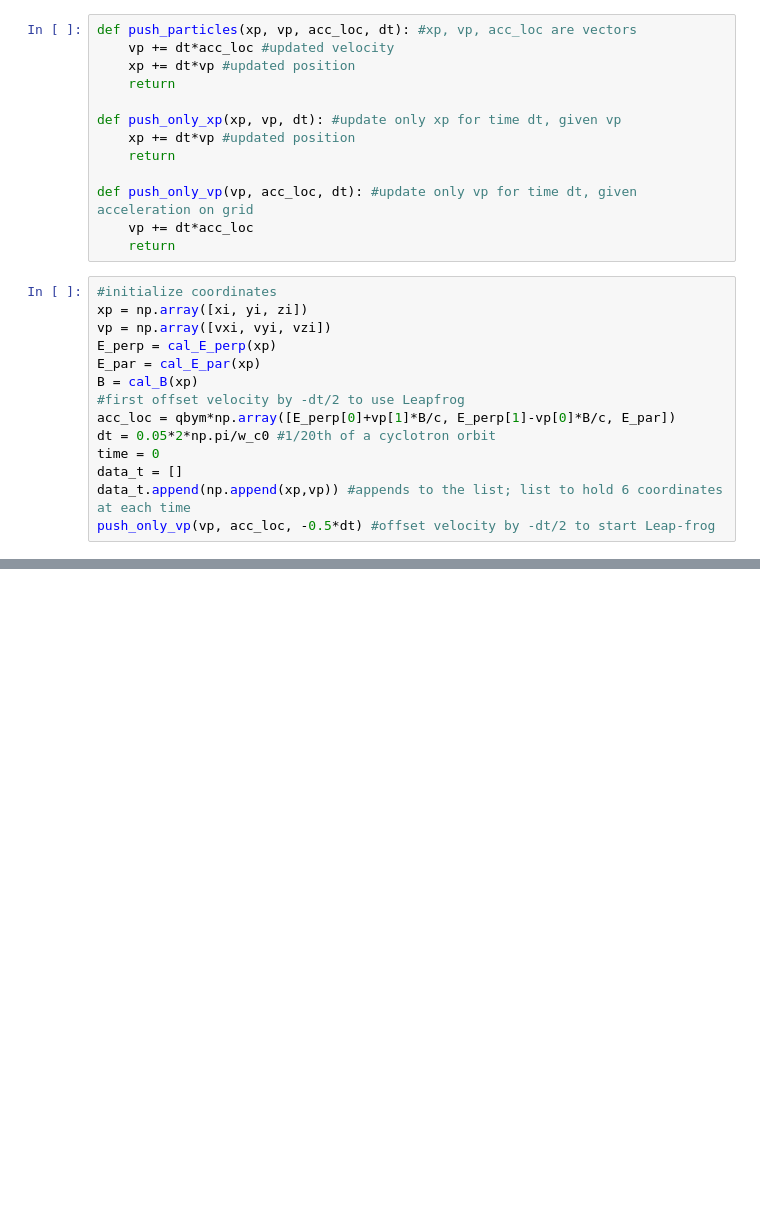
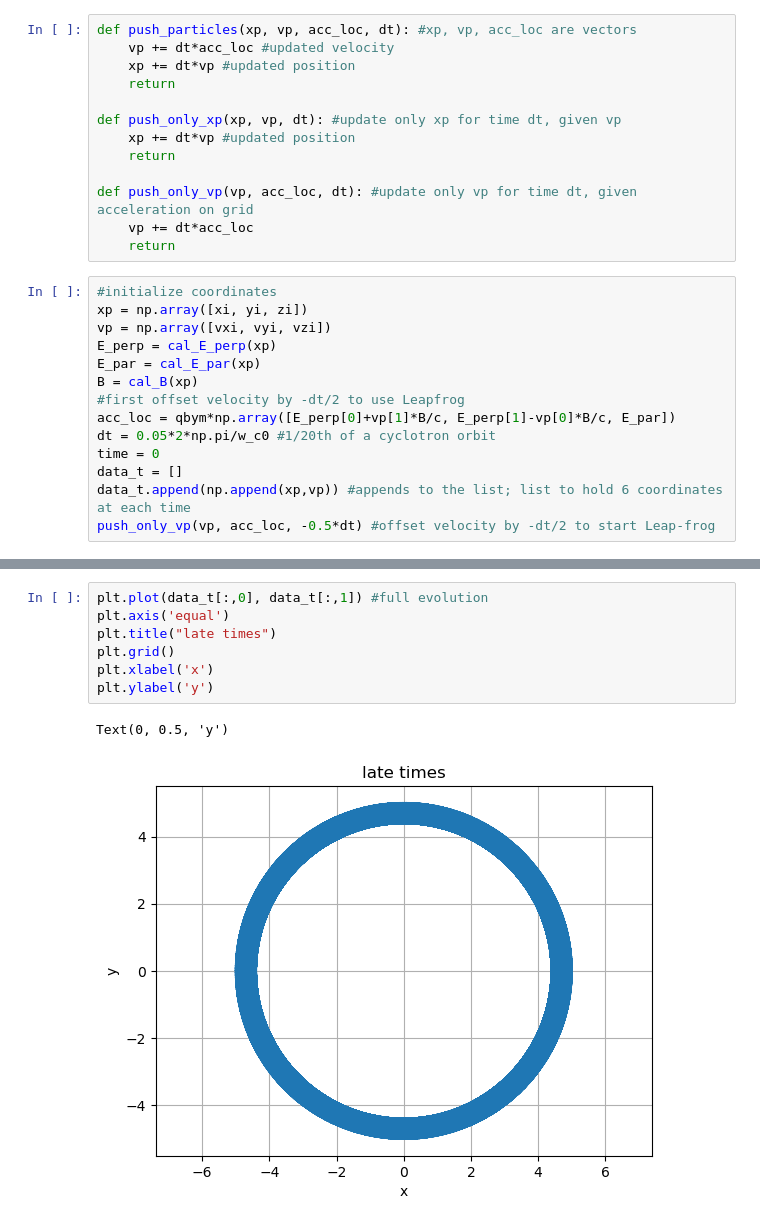
Before and after one commit to prats7up/compastrohpc, a Jupyter notebook: Codes/Boris_pusher.ipynb, the cells around one changed output, grey strips where cells are left out. Saved outputs shown, nothing was run; the diff lists cells and outputs as text; blank space fills up the shorter version.

```diff
--- a/Codes/Boris_pusher.ipynb
+++ b/Codes/Boris_pusher.ipynb
@@ -153,0 +182,10 @@ plt.show()
+# %%
+plt.plot(data_t[:,0], data_t[:,1]) #full evolution
+plt.axis('equal')
+plt.title("late times")
+plt.grid()
+plt.xlabel('x')
+plt.ylabel('y')
+# %% [output]
+Text(0, 0.5, 'y')
+[figure, added]
```
Also changed, not shown: parts of 12 cells of this notebook, 1 other file.
